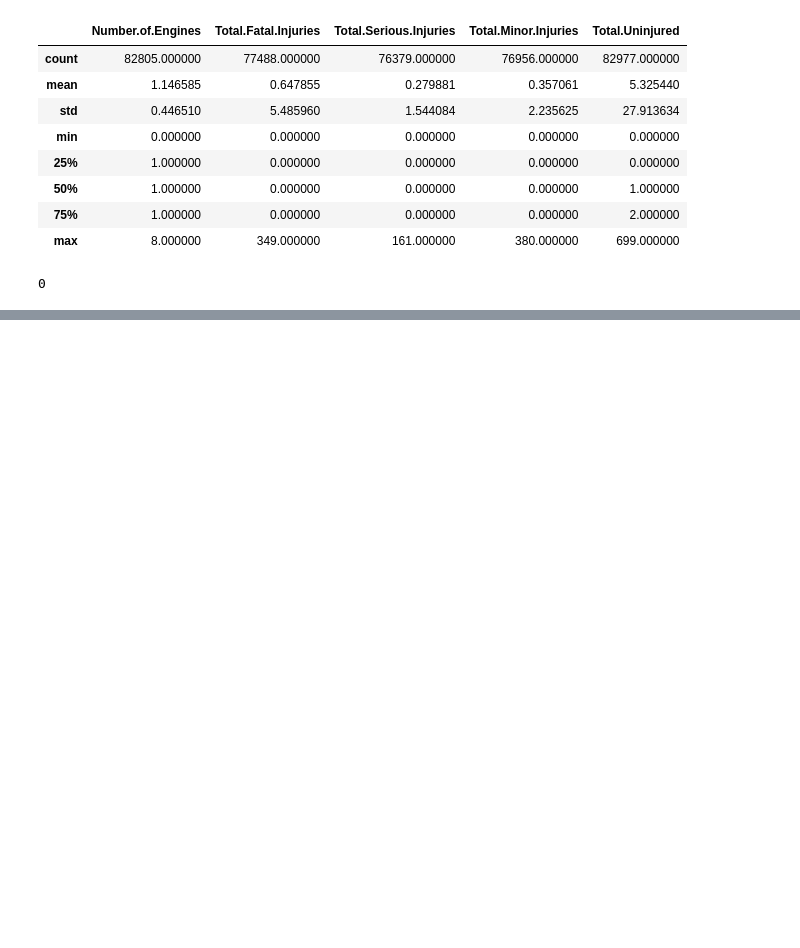
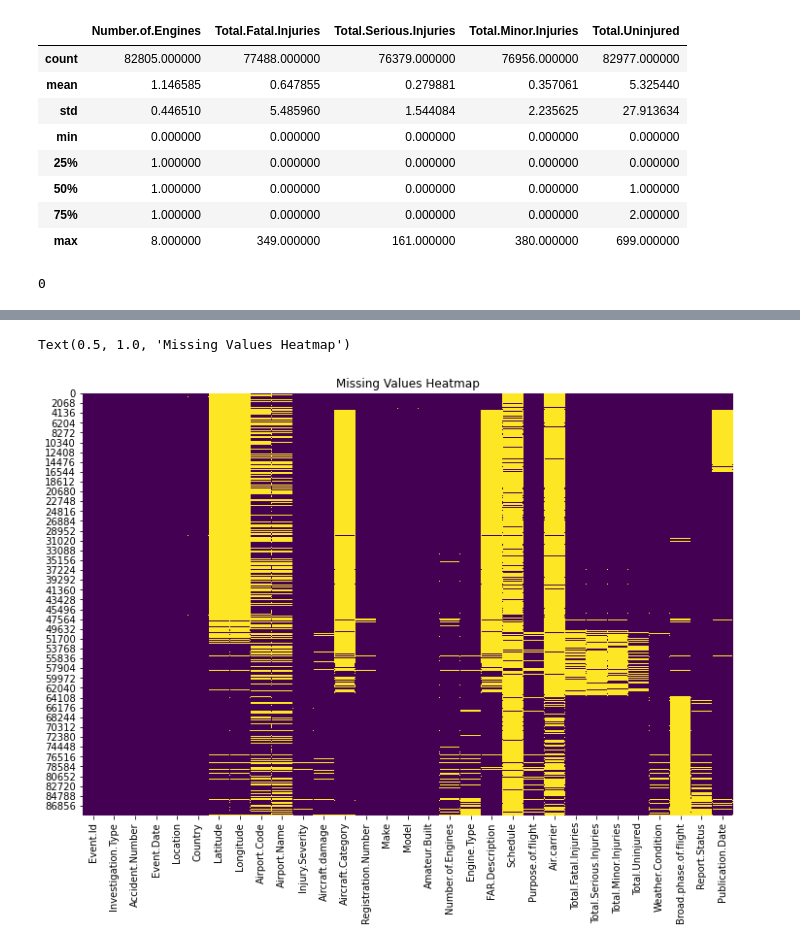
Before and after one commit to chepbree/aircraft_analysis, a Jupyter notebook: aviation.ipynb, the cells around one changed output, grey strips where cells are left out. Cells and saved outputs as stored; diff of their text form; code cells hidden in the pictures; blank space fills up the shorter version.

```diff
--- a/aviation.ipynb
+++ b/aviation.ipynb
@@ -95,0 +96,8 @@ dtype: int64
+# %%
+# Visualize missing values using a heatmap
+plt.figure(figsize=(12, 8))
+sns.heatmap(df.isnull(), cbar=False, cmap='viridis')
+plt.title('Missing Values Heatmap')
+# %% [output]
+Text(0.5, 1.0, 'Missing Values Heatmap')
+[figure, added]
```
Also changed, not shown: parts of 14 cells of this notebook.
